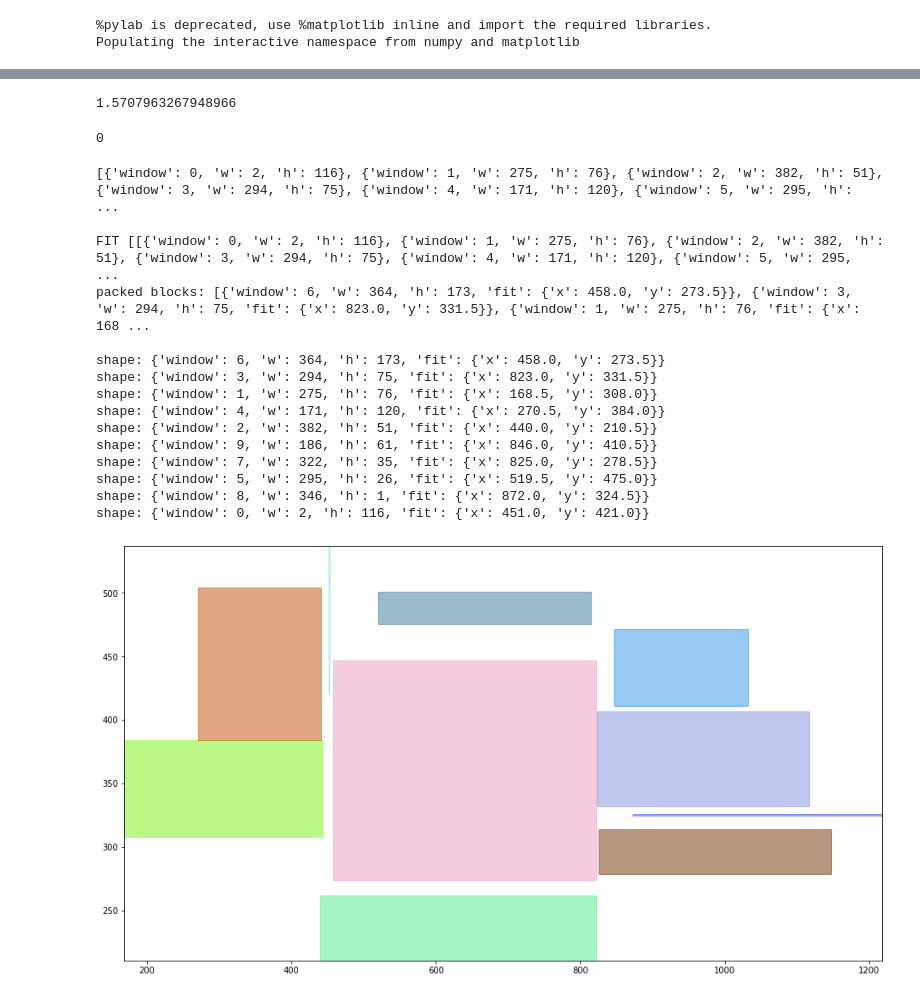
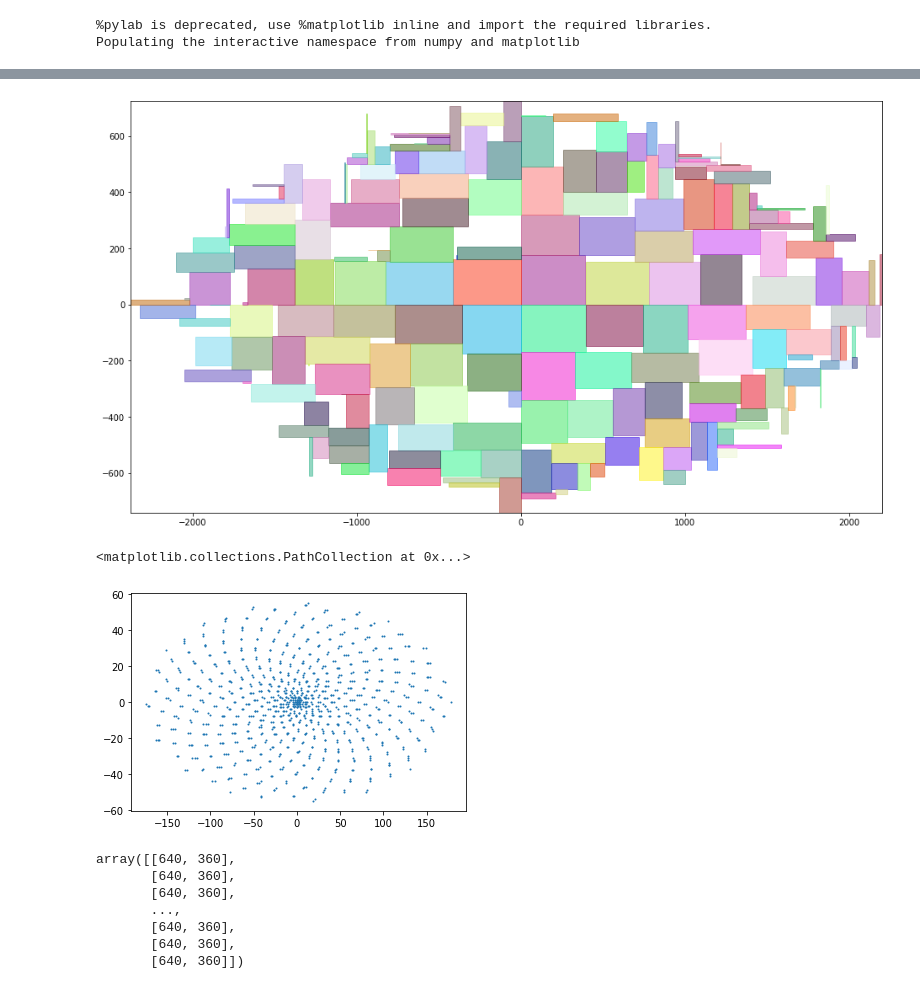
Before and after one commit to redhog/InfiniteGlass, a Jupyter notebook: testing/cloud_packer.ipynb, the cells around one changed output, grey strips where cells are left out. Cells and saved outputs as stored; diff of their text form; code cells hidden in the pictures.

```diff
--- a/testing/cloud_packer.ipynb
+++ b/testing/cloud_packer.ipynb
@@ -141,37 +31,22 @@ overlapping = (blocks.min_th < th) & (blocks.max_th > th) & ((blocks.min_th_r >
-# %%
-corners.loc[blocks.index[overlapping]].th.max()
-# %% [output]
-1.5707963267948966
-# %%
-blocks.loc[overlapping].max_r.argmax()
-# %% [output]
-0
 # %%
-IMAGE_WIDTH = 1280
-IMAGE_HEIGHT = 720
+
 MARGIN = 0.1
 
-def generate_random_windows(number_windows = 10):
-   windows = []
-
-   for n in range(number_windows):
-      windows.append({"window": n,
-                      "w": random.randint(0, math.floor(IMAGE_WIDTH / 3)),
-                      "h": random.randint(0, math.floor(IMAGE_HEIGHT / 4))})
-
-   return windows
 
 def cloud_packer_test(number_windows=10, view_width=IMAGE_WIDTH, view_height=IMAGE_HEIGHT, margin=MARGIN, Packer=CloudPacker):
-   cloud_packer_test_blocks(generate_random_windows(number_windows), view_width=view_width, view_height=view_height, margin=margin, Packer=Packer)
+    return cloud_packer_test_blocks(generate_random_windows(number_windows), view_width=view_width, view_height=view_height, margin=margin, Packer=Packer)
 
 def cloud_packer_test_blocks(blocks, view_width=IMAGE_WIDTH, view_height=IMAGE_HEIGHT, margin=MARGIN, Packer=CloudPacker):
-    print(f"{blocks}\n")
-    packer = Packer()
+    #print(f"{blocks}\n")
+
     maxw = max([shape["w"] for shape in blocks])
     maxh = max([shape["h"] for shape in blocks])
+    minw = min([shape["w"] for shape in blocks])
+    minh = min([shape["h"] for shape in blocks])
+    packer = Packer(minw=minw, minh=minh)
 
     blocks = packer.fit(blocks, view_width=view_width, view_height=view_height, margin=margin * maxw)
-    print(f"packed blocks: {blocks}\n")
+    #print(f"packed blocks: {blocks}\n")
 
     plt.figure(figsize=(16, 9))
     ax = plt.gca()
@@ -179,7 +54,6 @@ def cloud_packer_test_blocks(blocks, view_width=IMAGE_WIDTH, view_height=IMAGE_H
     miny = maxy = blocks[0]["fit"]["y"]
     for shape in blocks:
       color = "#" + ''.join([random.choice('ABCDEF0123456789') for _ in range(6)])
-      print(f"shape: {shape}")
       ax.add_patch(
           Rectangle(
               (shape["fit"]["x"], shape["fit"]["y"]),
@@ -206,4 +80,4 @@ def cloud_packer_test_blocks(blocks, view_width=IMAGE_WIDTH, view_height=IMAGE_H
     plt.ylim(miny, maxy)
     plt.xlim(minx, maxx)
 
-    plt.show()
+    return packer
@@ -286,22 +84,29 @@ class CloudPacker():
-# %%
-cloud_packer_test(10, Packer=CloudPacker)
-# %% [output]
-[{'window': 0, 'w': 2, 'h': 116}, {'window': 1, 'w': 275, 'h': 76}, {'window': 2, 'w': 382, 'h': 51}, {'window': 3, 'w': 294, 'h': 75}, {'window': 4, 'w': 171, 'h': 120}, {'window': 5, 'w': 295, 'h':  ...
-
-FIT [[{'window': 0, 'w': 2, 'h': 116}, {'window': 1, 'w': 275, 'h': 76}, {'window': 2, 'w': 382, 'h': 51}, {'window': 3, 'w': 294, 'h': 75}, {'window': 4, 'w': 171, 'h': 120}, {'window': 5, 'w': 295,  ...
-packed blocks: [{'window': 6, 'w': 364, 'h': 173, 'fit': {'x': 458.0, 'y': 273.5}}, {'window': 3, 'w': 294, 'h': 75, 'fit': {'x': 823.0, 'y': 331.5}}, {'window': 1, 'w': 275, 'h': 76, 'fit': {'x': 168 ...
-
-shape: {'window': 6, 'w': 364, 'h': 173, 'fit': {'x': 458.0, 'y': 273.5}}
-shape: {'window': 3, 'w': 294, 'h': 75, 'fit': {'x': 823.0, 'y': 331.5}}
-shape: {'window': 1, 'w': 275, 'h': 76, 'fit': {'x': 168.5, 'y': 308.0}}
-shape: {'window': 4, 'w': 171, 'h': 120, 'fit': {'x': 270.5, 'y': 384.0}}
-shape: {'window': 2, 'w': 382, 'h': 51, 'fit': {'x': 440.0, 'y': 210.5}}
-shape: {'window': 9, 'w': 186, 'h': 61, 'fit': {'x': 846.0, 'y': 410.5}}
-shape: {'window': 7, 'w': 322, 'h': 35, 'fit': {'x': 825.0, 'y': 278.5}}
-shape: {'window': 5, 'w': 295, 'h': 26, 'fit': {'x': 519.5, 'y': 475.0}}
-shape: {'window': 8, 'w': 346, 'h': 1, 'fit': {'x': 872.0, 'y': 324.5}}
-shape: {'window': 0, 'w': 2, 'h': 116, 'fit': {'x': 451.0, 'y': 421.0}}
-[figure, removed]
+# %%
+p = cloud_packer_test(200, Packer=lambda minw, minh, **kw: CloudPacker())
+px = np.array([p.get_position(i) for i in p.iss])
+#plt.scatter(px[:,0], px[:,1], s=1)
+plt.show()
+# %% [output]
+[figure, added]
+# %%
+p = CloudPacker(step=.1, radius=1)
+p.fit([], IMAGE_WIDTH, IMAGE_HEIGHT, margin=MARGIN, sorting="organic")
+
+px = np.array([p.get_position(i) for i in linspace(0, 360000, 1000)])
+plt.scatter(px[:,0], px[:,1], s=1)
+# %% [output]
+<matplotlib.collections.PathCollection at 0x...>
+[figure, added]
+# %%
+px
+# %% [output]
+array([[640, 360],
+       [640, 360],
+       [640, 360],
+       ...,
+       [640, 360],
+       [640, 360],
+       [640, 360]])
 # %%
 cloud_packer_test_blocks([{'w': 0.655937511920929, 'h': 0.37781252384185793, 'window': 14680070},
   {'w': 0.655937511920929, 'h': 0.37781252384185793, 'window': 14680116},
```
Also changed, not shown: parts of 12 cells of this notebook.
